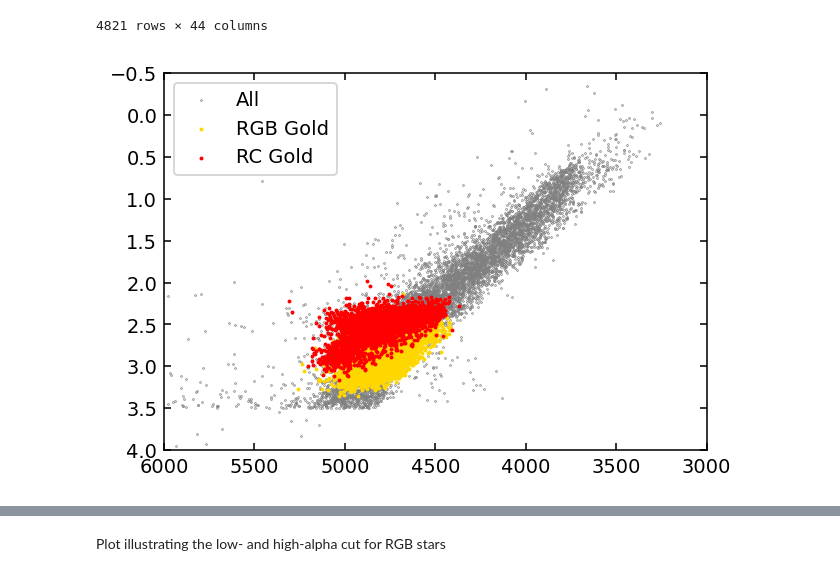
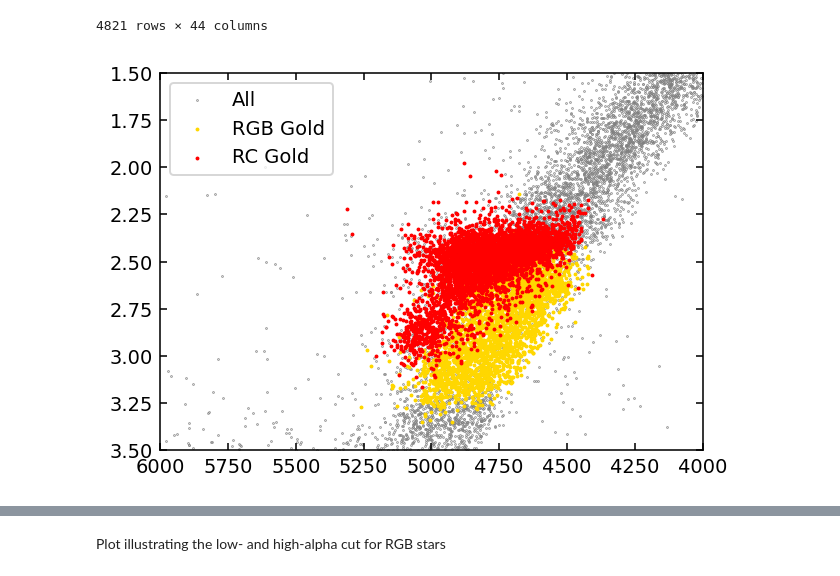
Before and after one commit to lodubay/abeona, a Jupyter notebook: src/scripts/apokasc3_amr.ipynb, the cells around one changed output, grey strips where cells are left out. Drawn from its saved outputs; the diff is of its cells as text; code cells hidden in the pictures.

```diff
--- a/src/scripts/apokasc3_amr.ipynb
+++ b/src/scripts/apokasc3_amr.ipynb
@@ -114,11 +115,11 @@ rc_gold
 # %%
 fig, ax = plt.subplots()
 ax.scatter(a3data['Teff'], a3data['Logg_Spec'], c='grey', s=0.1, label='All')
 ax.scatter(rgb_gold['Teff'], rgb_gold['Logg_Spec'], c='gold', s=1, label='RGB Gold')
 ax.scatter(rc_gold['Teff'], rc_gold['Logg_Spec'], c='r', s=1, label='RC Gold')
-ax.set_xlim((6000, 3000))
-ax.set_ylim((4, -0.5))
+ax.set_xlim((6000, 4000))
+ax.set_ylim((3.5, 1.5))
 ax.legend()
 plt.show()
 # %% [output]
-[figure, old version]
+[figure, new version]
```
Also changed, not shown: parts of 15 cells of this notebook.
